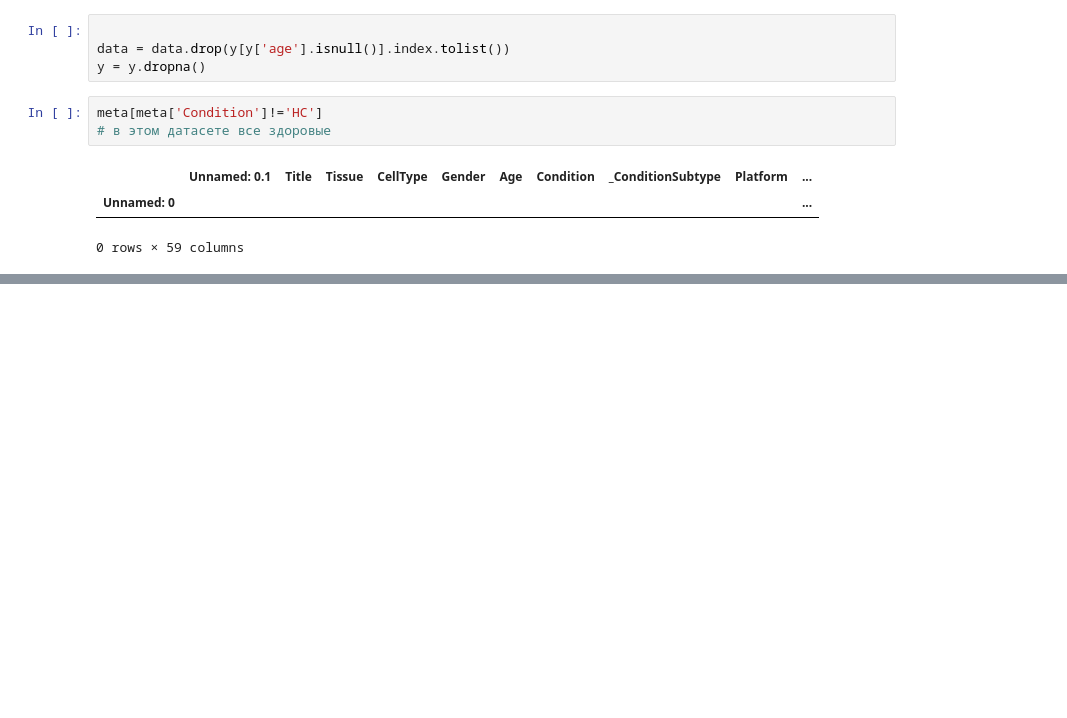
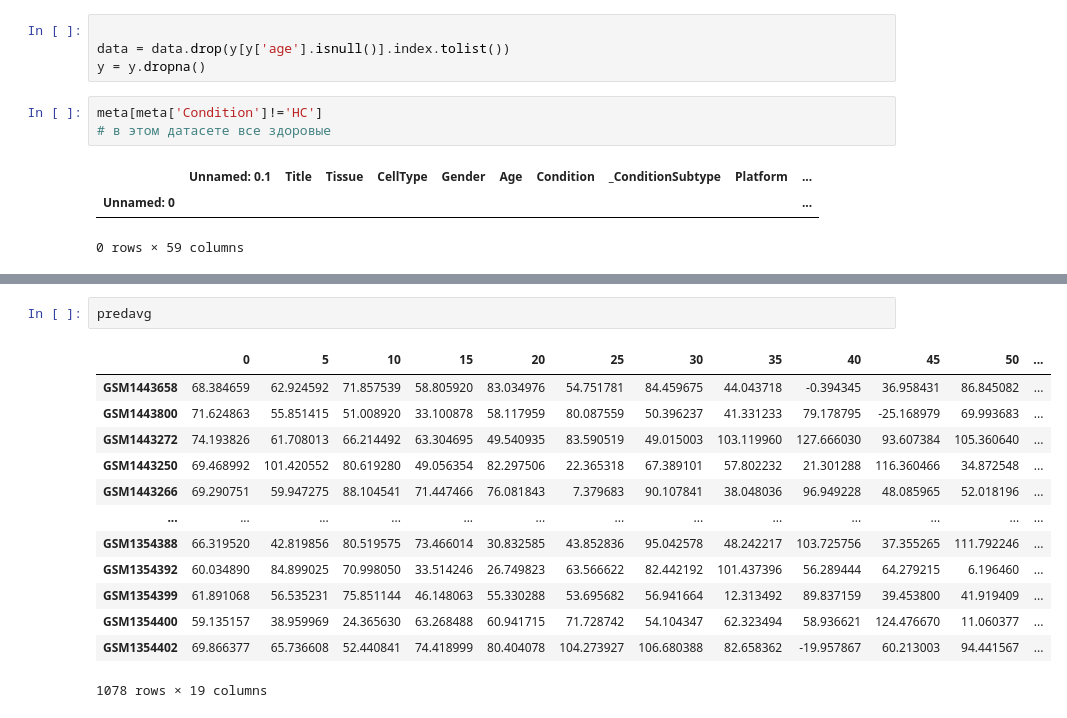
Before and after one commit to ComputationalAgingLab/ComputAge, a Jupyter notebook: imputation_linmodels.ipynb, the cells around one changed output, grey strips where cells are left out. Cells and saved outputs as stored; diff of their text form; blank space fills up the shorter version.

```diff
--- a/imputation_linmodels.ipynb
+++ b/imputation_linmodels.ipynb
@@ -184,0 +233,16 @@ plt.savefig(f'figures/{mname}.png')
+# %%
+predavg
+# %% [output]
+|  | 0 | 5 | 10 | 15 | 20 | 25 | 30 | 35 | 40 | 45 | 50 | ... |
+| GSM1443658 | 68.384659 | 62.924592 | 71.857539 | 58.805920 | 83.034976 | 54.751781 | 84.459675 | 44.043718 | -0.394345 | 36.958431 | 86.845082 | ... |
+| GSM1443800 | 71.624863 | 55.851415 | 51.008920 | 33.100878 | 58.117959 | 80.087559 | 50.396237 | 41.331233 | 79.178795 | -25.168979 | 69.993683 | ... |
+| GSM1443272 | 74.193826 | 61.708013 | 66.214492 | 63.304695 | 49.540935 | 83.590519 | 49.015003 | 103.119960 | 127.666030 | 93.607384 | 105.360640 | ... |
+| GSM1443250 | 69.468992 | 101.420552 | 80.619280 | 49.056354 | 82.297506 | 22.365318 | 67.389101 | 57.802232 | 21.301288 | 116.360466 | 34.872548 | ... |
+| GSM1443266 | 69.290751 | 59.947275 | 88.104541 | 71.447466 | 76.081843 | 7.379683 | 90.107841 | 38.048036 | 96.949228 | 48.085965 | 52.018196 | ... |
+| ... | ... | ... | ... | ... | ... | ... | ... | ... | ... | ... | ... | ... |
+| GSM1354388 | 66.319520 | 42.819856 | 80.519575 | 73.466014 | 30.832585 | 43.852836 | 95.042578 | 48.242217 | 103.725756 | 37.355265 | 111.792246 | ... |
+| GSM1354392 | 60.034890 | 84.899025 | 70.998050 | 33.514246 | 26.749823 | 63.566622 | 82.442192 | 101.437396 | 56.289444 | 64.279215 | 6.196460 | ... |
+| GSM1354399 | 61.891068 | 56.535231 | 75.851144 | 46.148063 | 55.330288 | 53.695682 | 56.941664 | 12.313492 | 89.837159 | 39.453800 | 41.919409 | ... |
+| GSM1354400 | 59.135157 | 38.959969 | 24.365630 | 63.268488 | 60.941715 | 71.728742 | 54.104347 | 62.323494 | 58.936621 | 124.476670 | 11.060377 | ... |
+| GSM1354402 | 69.866377 | 65.736608 | 52.440841 | 74.418999 | 80.404078 | 104.273927 | 106.680388 | 82.658362 | -19.957867 | 60.213003 | 94.441567 | ... |
+1078 rows × 19 columns
```
Also changed, not shown: parts of 12 cells of this notebook, 1 other file.
